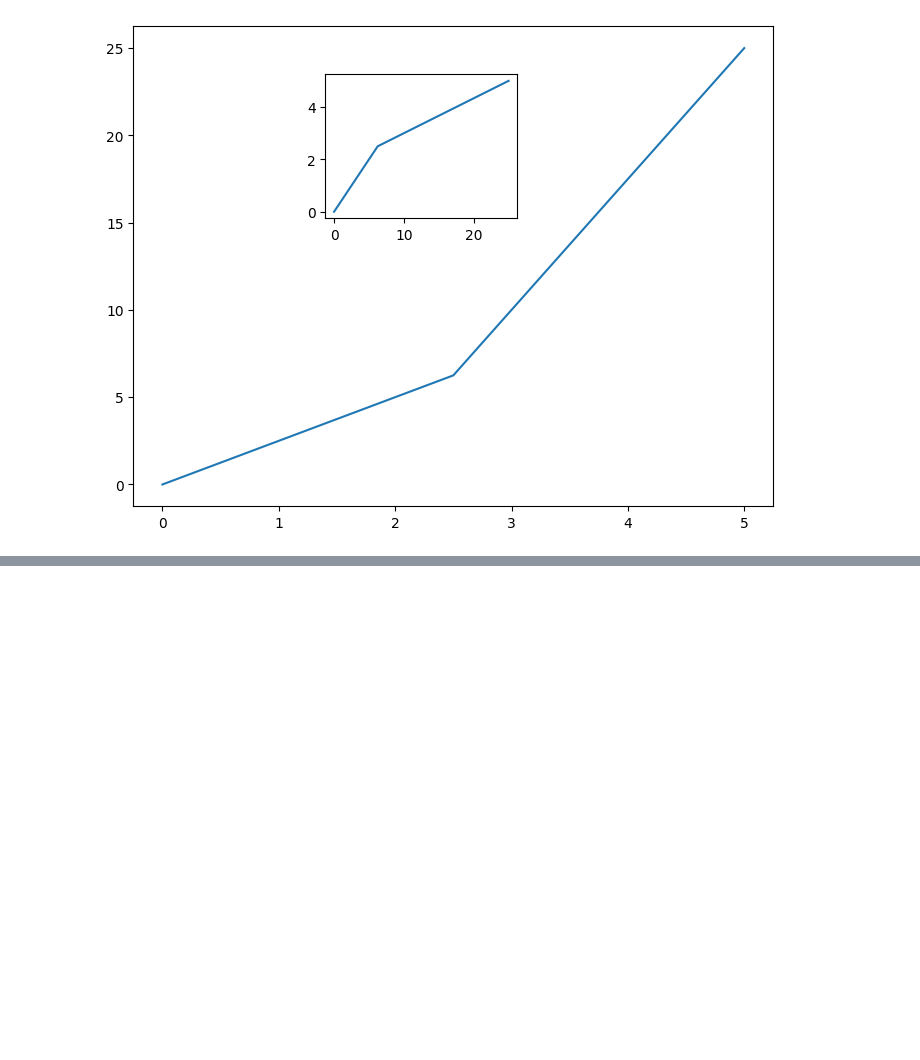
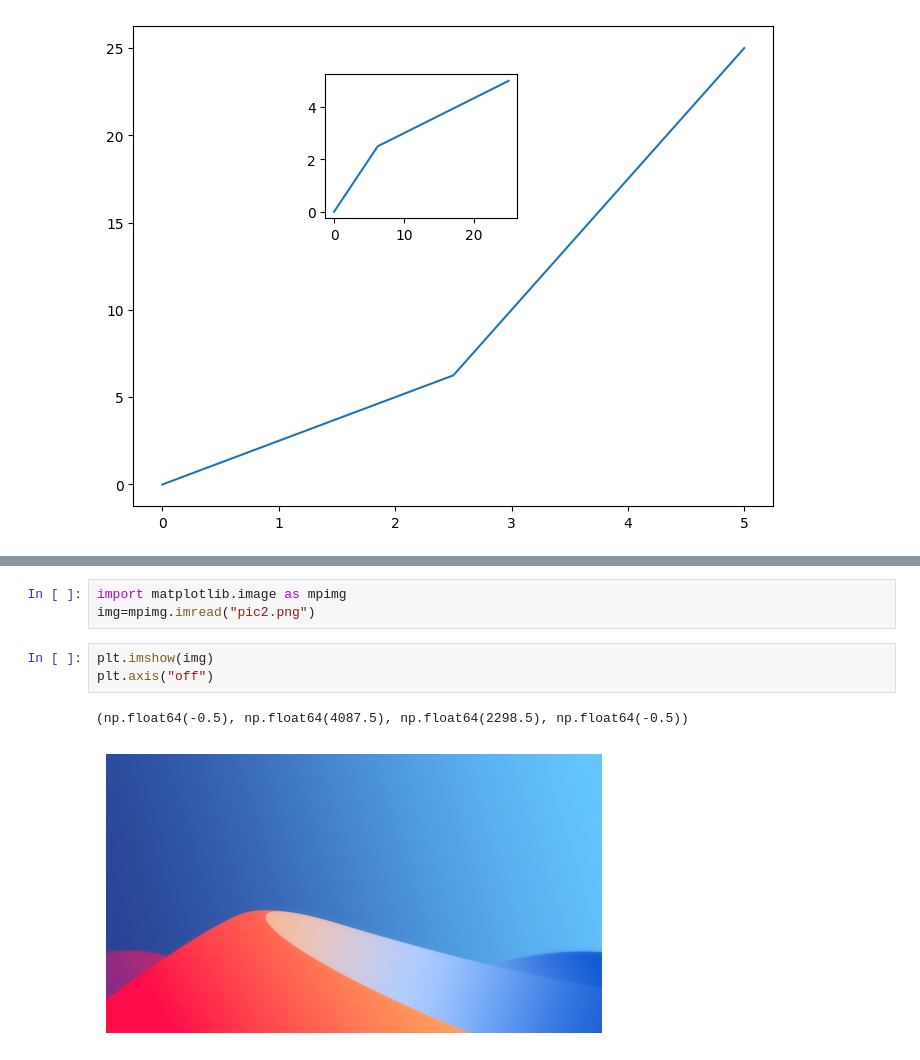
Before and after one commit to MAhmad25/DataVisualization, a Jupyter notebook: Matplotlib.ipynb, the cells around one changed output, grey strips where cells are left out. Saved outputs shown, nothing was run; the diff lists cells and outputs as text; blank space fills up the shorter version.

```diff
--- a/Matplotlib.ipynb
+++ b/Matplotlib.ipynb
@@ -39,0 +72,9 @@ axis1.plot(y,x)
+# %%
+import matplotlib.image as mpimg
+img=mpimg.imread("pic2.png")
+# %%
+plt.imshow(img)
+plt.axis("off")
+# %% [output]
+(np.float64(-0.5), np.float64(4087.5), np.float64(2298.5), np.float64(-0.5))
+[figure, added]
```
Also changed, not shown: parts of 9 cells of this notebook, 1 other file.
